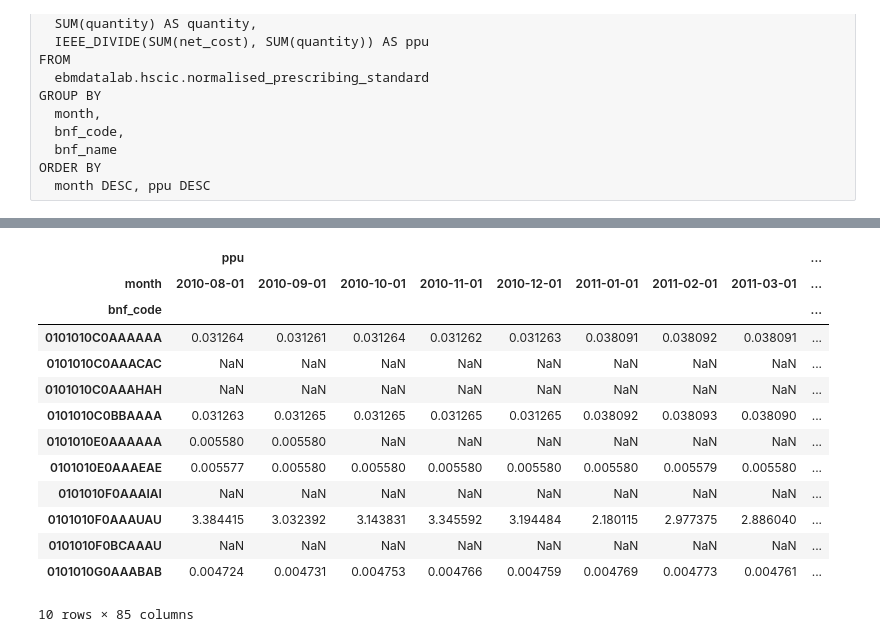
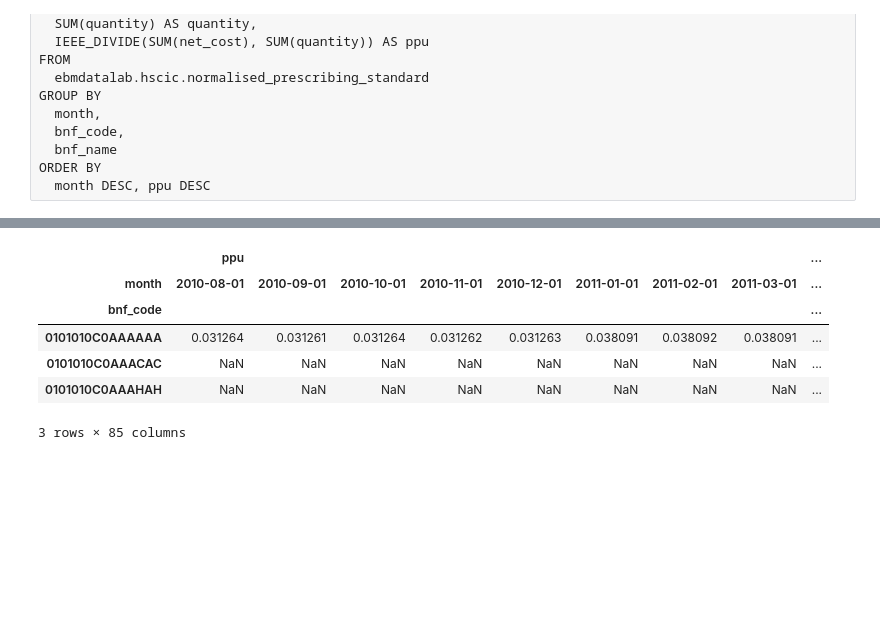
Before and after one commit to ebmdatalab/outlier-detection, a Jupyter notebook: ppu_change_detection/PPU_change_detecting.ipynb, the cells around one changed output, grey strips where cells are left out. Cells and saved outputs as stored; diff of their text form; code cells hidden in the pictures; blank space fills up the shorter version.

```diff
--- a/ppu_change_detection/PPU_change_detecting.ipynb
+++ b/ppu_change_detection/PPU_change_detecting.ipynb
@@ -53,21 +49,14 @@ ppu.head(10)
 # %%
 df = ppu[['month','bnf_code','ppu']]
 df = df.sort_values(['bnf_code','month'])
 df = df.set_index(['bnf_code', 'month'])
 df = df.unstack()
-df.head(10)
+df.head(3)
 # %% [output]
 |  | ppu |  |  |  |  |  |  |  | ... |
 | month | 2010-08-01 | 2010-09-01 | 2010-10-01 | 2010-11-01 | 2010-12-01 | 2011-01-01 | 2011-02-01 | 2011-03-01 | ... |
 | bnf_code |  |  |  |  |  |  |  |  | ... |
 | 0101010C0AAAAAA | 0.031264 | 0.031261 | 0.031264 | 0.031262 | 0.031263 | 0.038091 | 0.038092 | 0.038091 | ... |
 | 0101010C0AAACAC | NaN | NaN | NaN | NaN | NaN | NaN | NaN | NaN | ... |
 | 0101010C0AAAHAH | NaN | NaN | NaN | NaN | NaN | NaN | NaN | NaN | ... |
-| 0101010C0BBAAAA | 0.031263 | 0.031265 | 0.031265 | 0.031265 | 0.031265 | 0.038092 | 0.038093 | 0.038090 | ... |
-| 0101010E0AAAAAA | 0.005580 | 0.005580 | NaN | NaN | NaN | NaN | NaN | NaN | ... |
-| 0101010E0AAAEAE | 0.005577 | 0.005580 | 0.005580 | 0.005580 | 0.005580 | 0.005580 | 0.005579 | 0.005580 | ... |
-| 0101010F0AAAIAI | NaN | NaN | NaN | NaN | NaN | NaN | NaN | NaN | ... |
-| 0101010F0AAAUAU | 3.384415 | 3.032392 | 3.143831 | 3.345592 | 3.194484 | 2.180115 | 2.977375 | 2.886040 | ... |
-| 0101010F0BCAAAU | NaN | NaN | NaN | NaN | NaN | NaN | NaN | NaN | ... |
-| 0101010G0AAABAB | 0.004724 | 0.004731 | 0.004753 | 0.004766 | 0.004759 | 0.004769 | 0.004773 | 0.004761 | ... |
-10 rows × 85 columns
+3 rows × 85 columns
```
Also changed, not shown: parts of 20 cells of this notebook.
